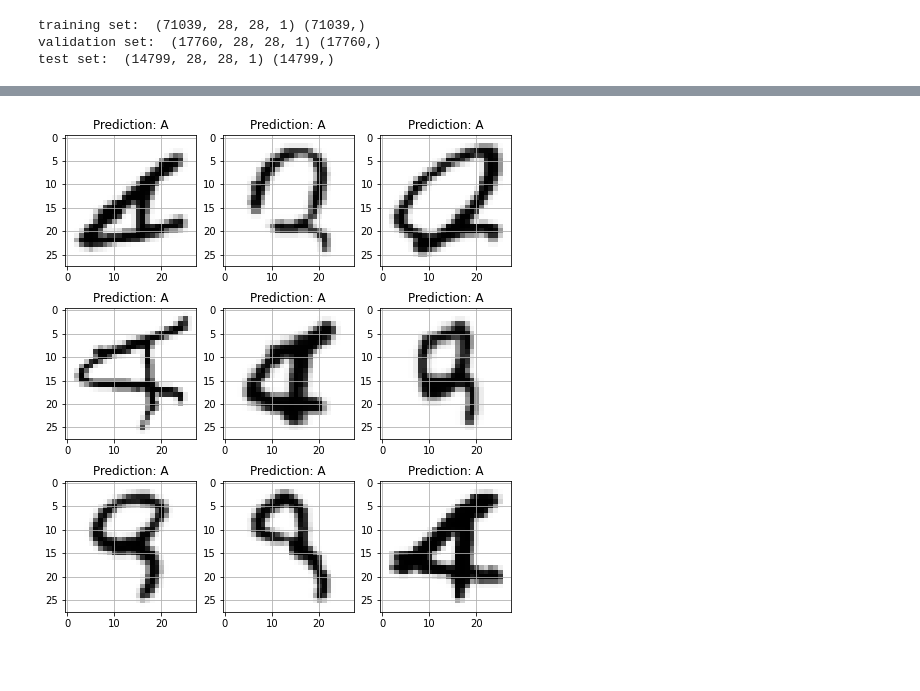
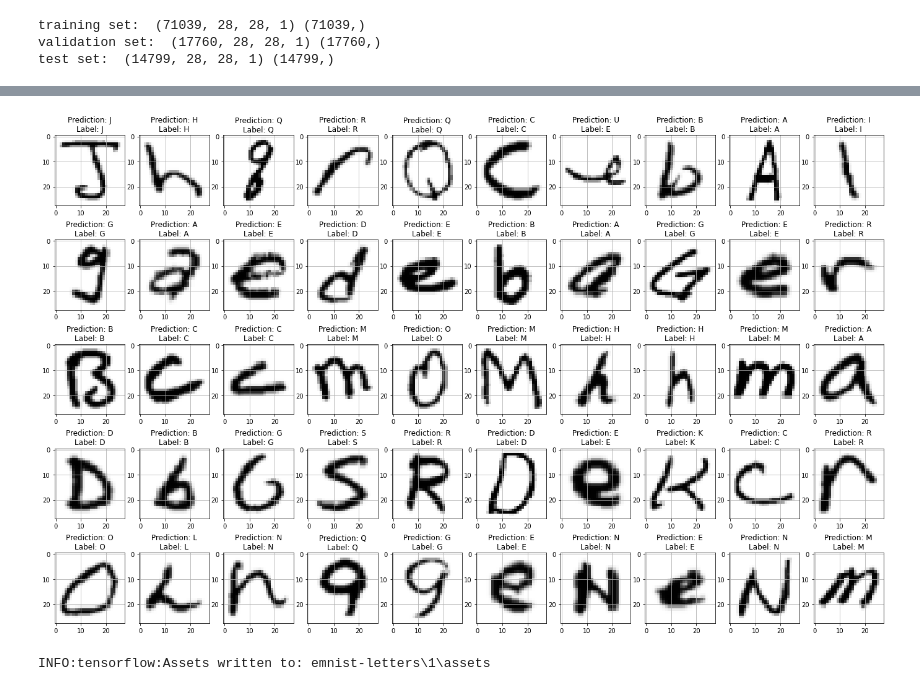
Before and after one commit to MRifqiFz/DidowML, a Jupyter notebook: model.ipynb, the cells around one changed output, grey strips where cells are left out. Cells and saved outputs as stored; diff of their text form; code cells hidden in the pictures; blank space fills up the shorter version.

```diff
--- a/model.ipynb
+++ b/model.ipynb
@@ -20,6 +20,11 @@ def reshape_normalize(data):
     data = data / 255.0
     data = data.reshape(len(data), 28, 28, 1)
     return data
+# %%
+def flip_rotate(data):
+    data = np.fliplr(data)
+    data = np.rot90(data)
+    return data
 # %%
 x_train, x_val, y_train, y_val = train_test_split(train_letters,
                                                   train_labels,
@@ -37,6 +42,15 @@ print('test set: ', test_letters.shape, test_labels.shape)
 training set:  (71039, 28, 28, 1) (71039,)
 validation set:  (17760, 28, 28, 1) (17760,)
 test set:  (14799, 28, 28, 1) (14799,)
+# %%
+for i in range(len(x_train)):
+    x_train[i] = flip_rotate(x_train[i])
+
+for i in range(len(x_val)):
+    x_val[i] = flip_rotate(x_val[i])
+
+for i in range(len(test_letters)):
+    test_letters[i] = flip_rotate(test_letters[i])
 # %%
 letters = ['A', 'B', 'C', 'D', 'E', 'F', 'G', 'H', 'I', 'J', 'K', 'L', 'M', 'N', 'O', 'P', 'Q', 'R', 'S', 'T', 'U', 'V', 'W', 'X', 'Y', 'Z']
 
@@ -144,15 +158,24 @@ Test Accuracy:  0.8949928879737854
 # %%
-fig, axes = plt.subplots(3,3, figsize=(8,9))
+fig, axes = plt.subplots(5,10, figsize=(24,15))
 axes = axes.flatten()
 
 for i,ax in enumerate(axes):
-    img = np.reshape(test_letters[i], (28,28))
+    n = random.randint(0, len(test_letters))
+    img = np.reshape(test_letters[n], (28,28))
     # img = np.fliplr(img)
     # img = np.rot90(img)
     ax.imshow(img, cmap="Greys")
     img_final =np.reshape(img, (1,28,28,1)) # reshapng it for passing into model for prediction
     pred = letters[np.argmax(model.predict(img_final))]
-    ax.set_title("Prediction: "+pred)
+    ax.set_title("Prediction: {}\nLabel: {}".format(pred,letters[test_labels[n]]))
     ax.grid()
 # %% [output]
-[figure, old version]
+[figure, new version]
+# %%
+model_version = "1"
+model_save = "emnist-letters"
+model_path = os.path.join(model_save,model_version)
+
+tf.saved_model.save(model, model_path)
+# %% [output]
+INFO:tensorflow:Assets written to: emnist-letters\1\assets
```
Also changed, not shown: parts of 7 cells of this notebook, 3 other files.
